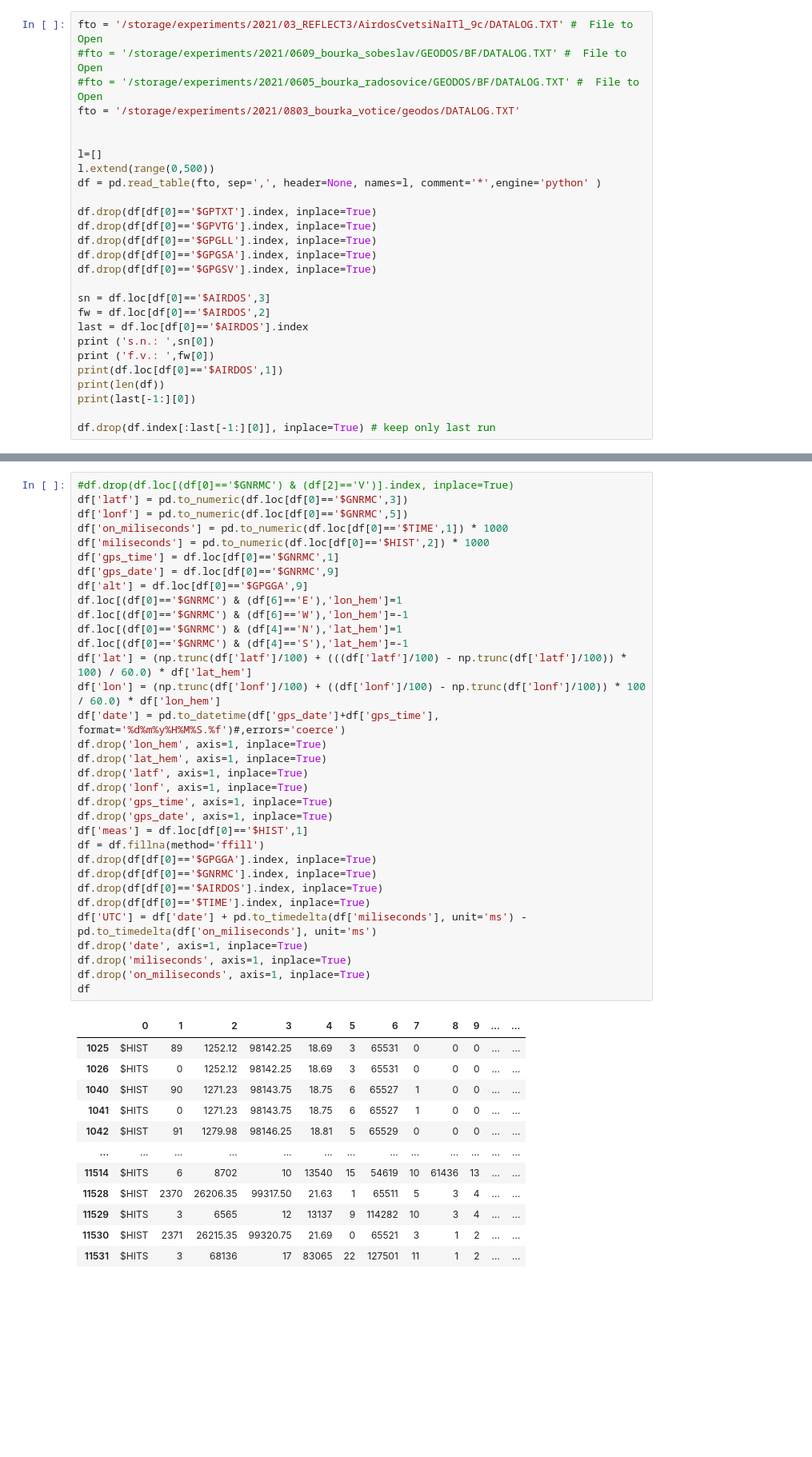
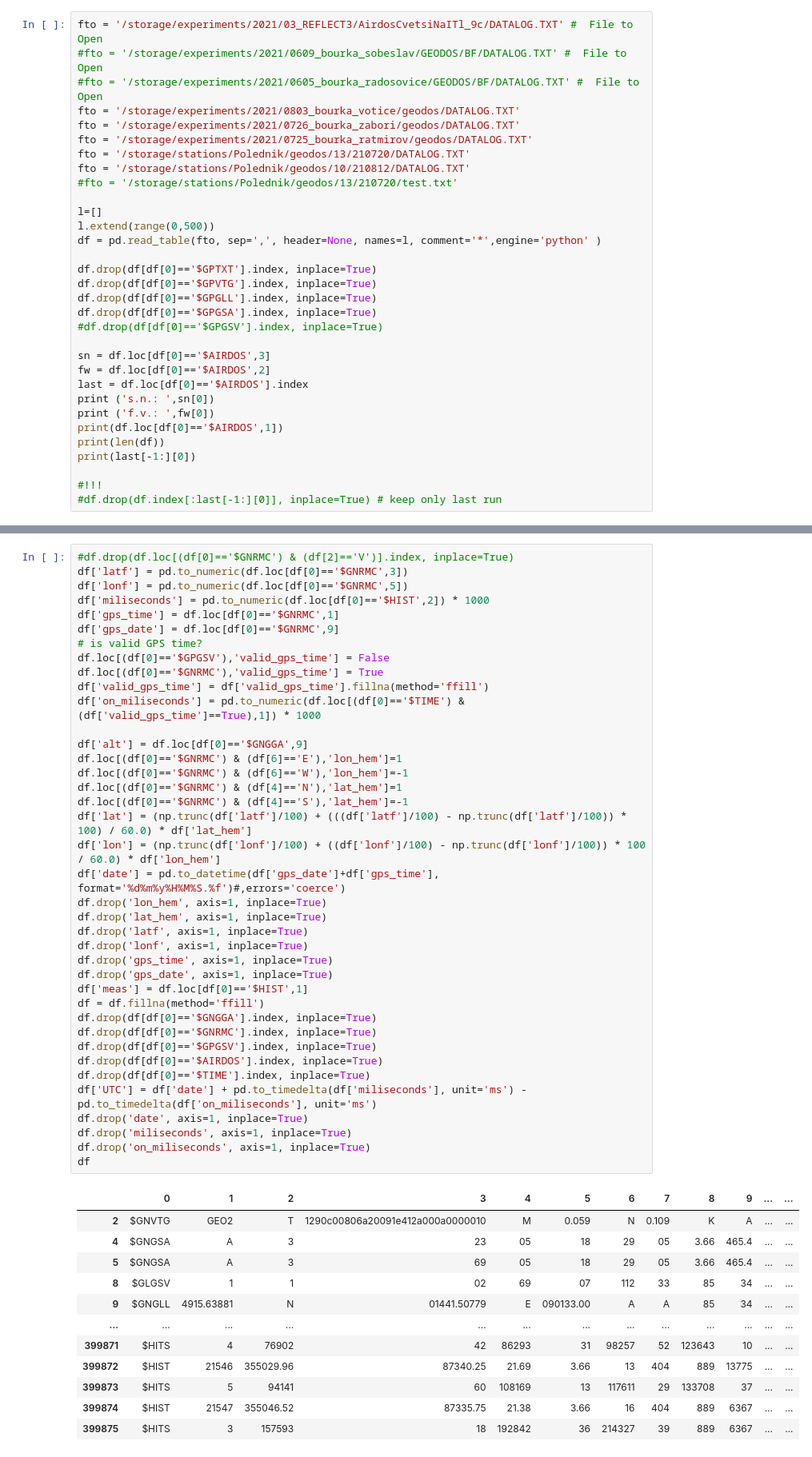
Before and after one commit to ODZ-UJF-AV-CR/auto1, a Jupyter notebook: notebooks/GEODOS.ipynb, the cells around one changed output, grey strips where cells are left out. Shown at 80% size. Drawn from its saved outputs; the diff is of its cells as text; blank space fills up the shorter version.

```diff
--- a/notebooks/GEODOS.ipynb
+++ b/notebooks/GEODOS.ipynb
@@ -21,7 +21,11 @@ fto = '/storage/experiments/2021/03_REFLECT3/AirdosCvetsiNaITl_9c/DATALOG.TXT' #
 #fto = '/storage/experiments/2021/0609_bourka_sobeslav/GEODOS/BF/DATALOG.TXT' #  File to Open
 #fto = '/storage/experiments/2021/0605_bourka_radosovice/GEODOS/BF/DATALOG.TXT' #  File to Open
 fto = '/storage/experiments/2021/0803_bourka_votice/geodos/DATALOG.TXT'
-
+fto = '/storage/experiments/2021/0726_bourka_zabori/geodos/DATALOG.TXT'
+fto = '/storage/experiments/2021/0725_bourka_ratmirov/geodos/DATALOG.TXT'
+fto = '/storage/stations/Polednik/geodos/13/210720/DATALOG.TXT'
+fto = '/storage/stations/Polednik/geodos/10/210812/DATALOG.TXT'
+#fto = '/storage/stations/Polednik/geodos/13/210720/test.txt'
 
 l=[]
 l.extend(range(0,500))
@@ -31,7 +35,7 @@ df.drop(df[df[0]=='$GPTXT'].index, inplace=True)
 df.drop(df[df[0]=='$GPVTG'].index, inplace=True)
 df.drop(df[df[0]=='$GPGLL'].index, inplace=True)
 df.drop(df[df[0]=='$GPGSA'].index, inplace=True)
-df.drop(df[df[0]=='$GPGSV'].index, inplace=True)
+#df.drop(df[df[0]=='$GPGSV'].index, inplace=True)
 
 sn = df.loc[df[0]=='$AIRDOS',3]
 fw = df.loc[df[0]=='$AIRDOS',2]
@@ -42,5 +46,6 @@ print(df.loc[df[0]=='$AIRDOS',1])
 print(len(df))
 print(last[-1:][0])
 
-df.drop(df.index[:last[-1:][0]], inplace=True) # keep only last run
+#!!!
+#df.drop(df.index[:last[-1:][0]], inplace=True) # keep only last run
 # %% [output]
@@ -105,45 +111,51 @@ df
 #df.drop(df.loc[(df[0]=='$GNRMC') & (df[2]=='V')].index, inplace=True)
 df['latf'] = pd.to_numeric(df.loc[df[0]=='$GNRMC',3])
 df['lonf'] = pd.to_numeric(df.loc[df[0]=='$GNRMC',5])
-df['on_miliseconds'] = pd.to_numeric(df.loc[df[0]=='$TIME',1]) * 1000
 df['miliseconds'] = pd.to_numeric(df.loc[df[0]=='$HIST',2]) * 1000
 df['gps_time'] = df.loc[df[0]=='$GNRMC',1]
 df['gps_date'] = df.loc[df[0]=='$GNRMC',9]
-df['alt'] = df.loc[df[0]=='$GPGGA',9]
+# is valid GPS time?
+df.loc[(df[0]=='$GPGSV'),'valid_gps_time'] = False
+df.loc[(df[0]=='$GNRMC'),'valid_gps_time'] = True
+df['valid_gps_time'] = df['valid_gps_time'].fillna(method='ffill')
+df['on_miliseconds'] = pd.to_numeric(df.loc[(df[0]=='$TIME') & (df['valid_gps_time']==True),1]) * 1000
+
+df['alt'] = df.loc[df[0]=='$GNGGA',9]
 df.loc[(df[0]=='$GNRMC') & (df[6]=='E'),'lon_hem']=1
 df.loc[(df[0]=='$GNRMC') & (df[6]=='W'),'lon_hem']=-1
 df.loc[(df[0]=='$GNRMC') & (df[4]=='N'),'lat_hem']=1
 df.loc[(df[0]=='$GNRMC') & (df[4]=='S'),'lat_hem']=-1
 df['lat'] = (np.trunc(df['latf']/100) + (((df['latf']/100) - np.trunc(df['latf']/100)) * 100) / 60.0) * df['lat_hem']
 df['lon'] = (np.trunc(df['lonf']/100) + ((df['lonf']/100) - np.trunc(df['lonf']/100)) * 100 / 60.0) * df['lon_hem']
 df['date'] = pd.to_datetime(df['gps_date']+df['gps_time'], format='%d%m%y%H%M%S.%f')#,errors='coerce')
 df.drop('lon_hem', axis=1, inplace=True)
 df.drop('lat_hem', axis=1, inplace=True)
 df.drop('latf', axis=1, inplace=True)
 df.drop('lonf', axis=1, inplace=True)
 df.drop('gps_time', axis=1, inplace=True)
 df.drop('gps_date', axis=1, inplace=True)
 df['meas'] = df.loc[df[0]=='$HIST',1]
 df = df.fillna(method='ffill')
-df.drop(df[df[0]=='$GPGGA'].index, inplace=True)
+df.drop(df[df[0]=='$GNGGA'].index, inplace=True)
 df.drop(df[df[0]=='$GNRMC'].index, inplace=True)
+df.drop(df[df[0]=='$GPGSV'].index, inplace=True)
 df.drop(df[df[0]=='$AIRDOS'].index, inplace=True)
 df.drop(df[df[0]=='$TIME'].index, inplace=True)
 df['UTC'] = df['date'] + pd.to_timedelta(df['miliseconds'], unit='ms') - pd.to_timedelta(df['on_miliseconds'], unit='ms')
 df.drop('date', axis=1, inplace=True)
 df.drop('miliseconds', axis=1, inplace=True)
 df.drop('on_miliseconds', axis=1, inplace=True)
 df
 # %% [output]
 |  | 0 | 1 | 2 | 3 | 4 | 5 | 6 | 7 | 8 | 9 | ... | ... |
-| 1025 | $HIST | 89 | 1252.12 | 98142.25 | 18.69 | 3 | 65531 | 0 | 0 | 0 | ... | ... |
-| 1026 | $HITS | 0 | 1252.12 | 98142.25 | 18.69 | 3 | 65531 | 0 | 0 | 0 | ... | ... |
-| 1040 | $HIST | 90 | 1271.23 | 98143.75 | 18.75 | 6 | 65527 | 1 | 0 | 0 | ... | ... |
-| 1041 | $HITS | 0 | 1271.23 | 98143.75 | 18.75 | 6 | 65527 | 1 | 0 | 0 | ... | ... |
-| 1042 | $HIST | 91 | 1279.98 | 98146.25 | 18.81 | 5 | 65529 | 0 | 0 | 0 | ... | ... |
+| 2 | $GNVTG | GEO2 | T | 1290c00806a20091e412a000a0000010 | M | 0.059 | N | 0.109 | K | A | ... | ... |
+| 4 | $GNGSA | A | 3 | 23 | 05 | 18 | 29 | 05 | 3.66 | 465.4 | ... | ... |
+| 5 | $GNGSA | A | 3 | 69 | 05 | 18 | 29 | 05 | 3.66 | 465.4 | ... | ... |
+| 8 | $GLGSV | 1 | 1 | 02 | 69 | 07 | 112 | 33 | 85 | 34 | ... | ... |
+| 9 | $GNGLL | 4915.63881 | N | 01441.50779 | E | 090133.00 | A | A | 85 | 34 | ... | ... |
 | ... | ... | ... | ... | ... | ... | ... | ... | ... | ... | ... | ... | ... |
-| 11514 | $HITS | 6 | 8702 | 10 | 13540 | 15 | 54619 | 10 | 61436 | 13 | ... | ... |
-| 11528 | $HIST | 2370 | 26206.35 | 99317.50 | 21.63 | 1 | 65511 | 5 | 3 | 4 | ... | ... |
-| 11529 | $HITS | 3 | 6565 | 12 | 13137 | 9 | 114282 | 10 | 3 | 4 | ... | ... |
-| 11530 | $HIST | 2371 | 26215.35 | 99320.75 | 21.69 | 0 | 65521 | 3 | 1 | 2 | ... | ... |
-| 11531 | $HITS | 3 | 68136 | 17 | 83065 | 22 | 127501 | 11 | 1 | 2 | ... | ... |
+| 399871 | $HITS | 4 | 76902 | 42 | 86293 | 31 | 98257 | 52 | 123643 | 10 | ... | ... |
+| 399872 | $HIST | 21546 | 355029.96 | 87340.25 | 21.69 | 3.66 | 13 | 404 | 889 | 13775 | ... | ... |
+| 399873 | $HITS | 5 | 94141 | 60 | 108169 | 13 | 117611 | 29 | 133708 | 37 | ... | ... |
+| 399874 | $HIST | 21547 | 355046.52 | 87335.75 | 21.38 | 3.66 | 16 | 404 | 889 | 6367 | ... | ... |
+| 399875 | $HITS | 3 | 157593 | 18 | 192842 | 36 | 214327 | 39 | 889 | 6367 | ... | ... |
```
Also changed, not shown: parts of 19 cells of this notebook.
